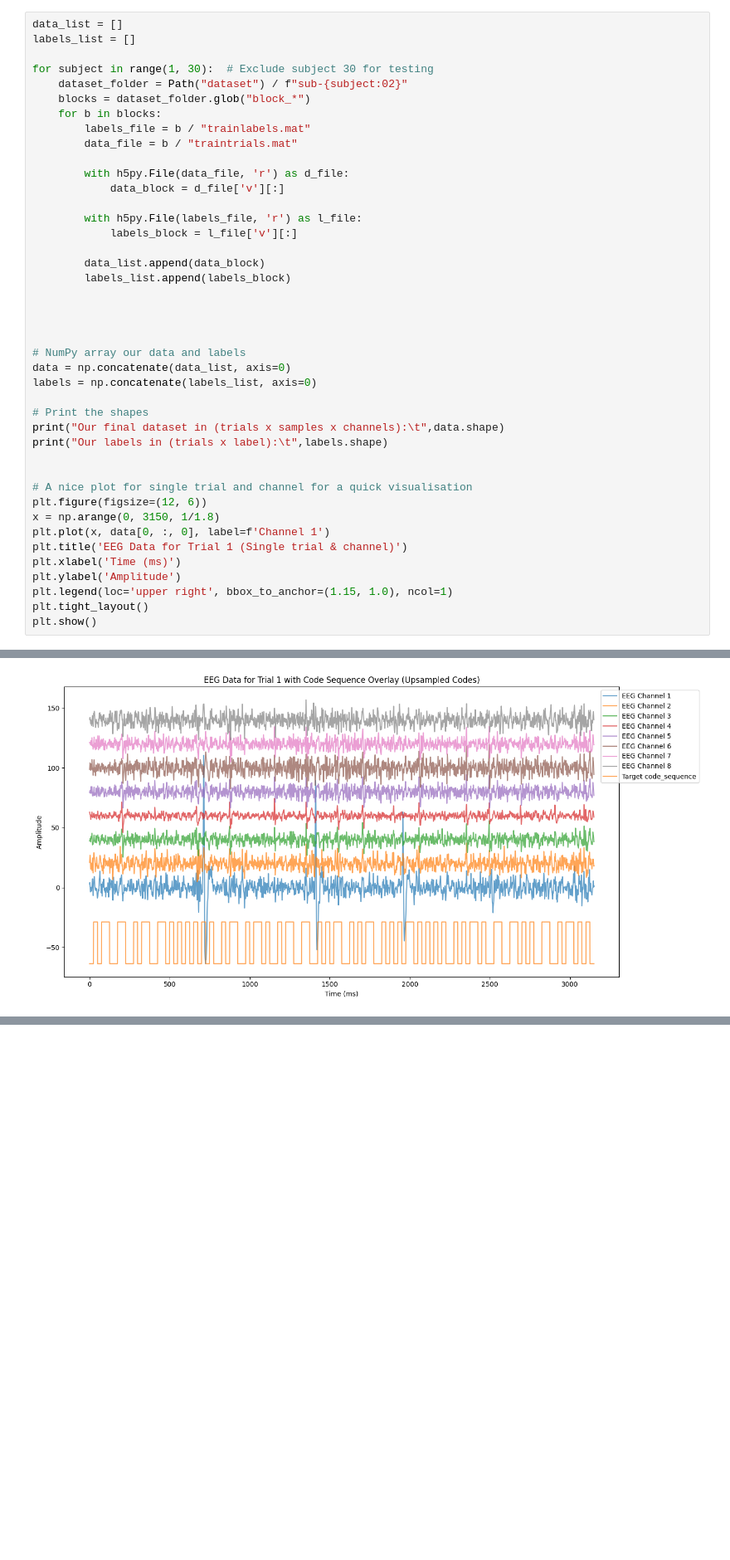
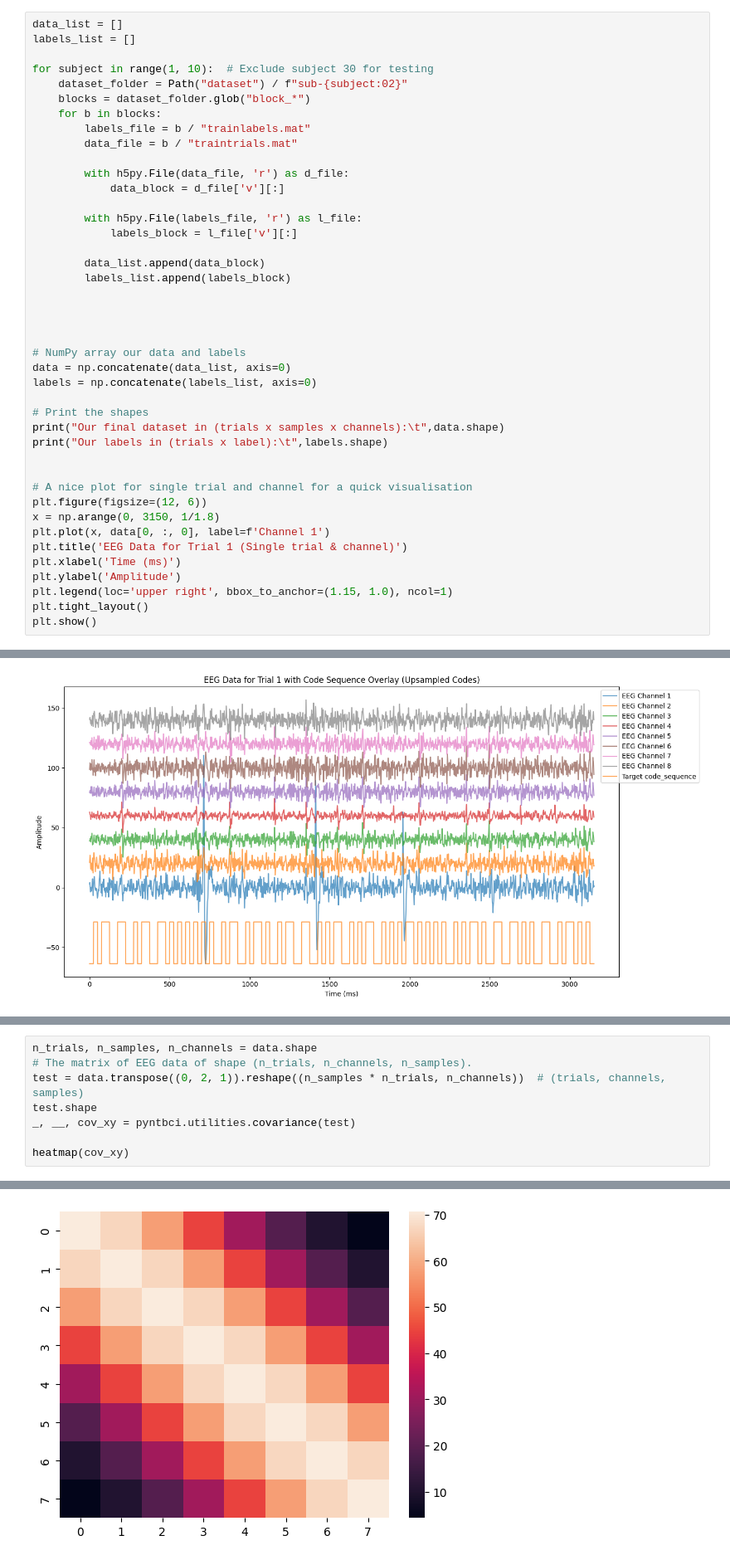
Before and after one commit to PaulusBoskabouter/aBCI3.6, a Jupyter notebook: CVEP_addition.ipynb, the cells around one changed output, grey strips where cells are left out. Shown: that part at 83% size. Cells and saved outputs as stored; diff of their text form; blank space fills up the shorter version.

```diff
--- a/CVEP_addition.ipynb
+++ b/CVEP_addition.ipynb
@@ -26,7 +54,7 @@ Our final dataset consists of (2900 trials x 5670 samples x 8 channels)
 data_list = []
 labels_list = []
 
-for subject in range(1, 30):  # Exclude subject 30 for testing
+for subject in range(1, 10):  # Exclude subject 30 for testing
     dataset_folder = Path("dataset") / f"sub-{subject:02}"
     blocks = dataset_folder.glob("block_*")
     for b in blocks:
@@ -113,0 +184,9 @@ Upsampled codes shape: (378, 29)
+# %%
+n_trials, n_samples, n_channels = data.shape
+# The matrix of EEG data of shape (n_trials, n_channels, n_samples).
+test = data.transpose((0, 2, 1)).reshape((n_samples * n_trials, n_channels))  # (trials, channels, samples)
+test.shape
+_, __, cov_xy = pyntbci.utilities.covariance(test)
+
+heatmap(cov_xy)
+# %% [output]
@@ -113,0 +194 @@ Upsampled codes shape: (378, 29)
+[figure, added]
```
Also changed, not shown: parts of 8 cells of this notebook.
